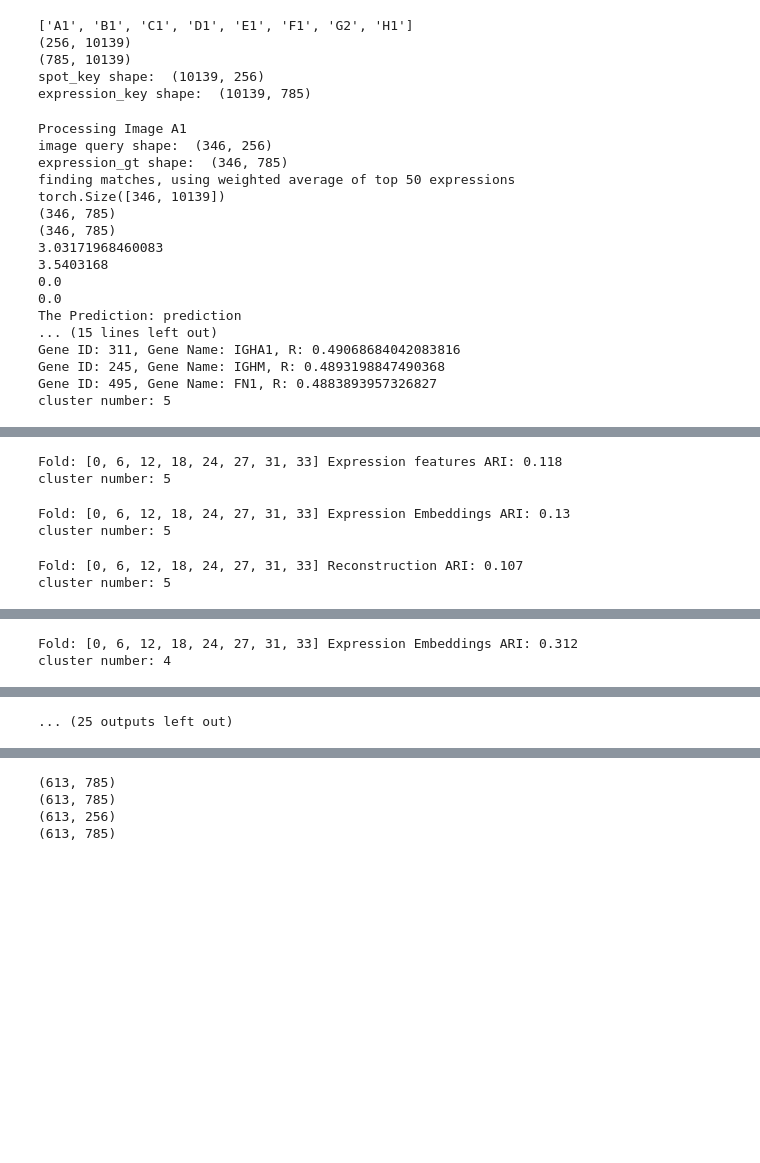
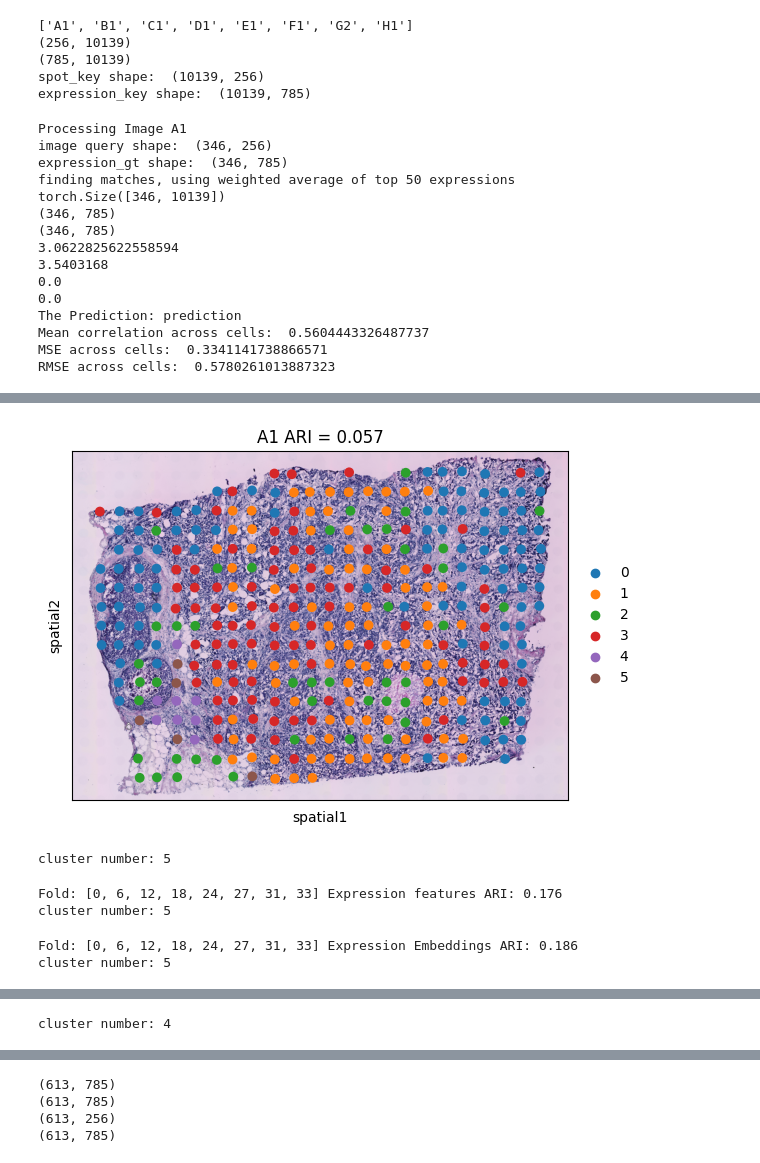
Before and after one commit to StatXzy7/SGCL2ST, a Jupyter notebook: model_inference.ipynb, the cells around one changed output, grey strips where cells are left out. Cells and saved outputs as stored; diff of their text form; code cells hidden in the pictures; blank space fills up the shorter version.

```diff
--- a/model_inference.ipynb
+++ b/model_inference.ipynb
@@ -24,6 +24,7 @@ print(sc.__version__)
 # %%
 fold=5
-data='cscc'
+data='her2st' #### Change here to test different dataset 'her2st' 'cscc'
+
 prune='Grid' if data=='her2st' else 'NA'
 genes=171 if data=='cscc' else 785
 
@@ -86,12 +83,11 @@ Loading metadata...
 Finished building loaders
 Finished loading data
 # %%
-# datasize = [2378, 2349, 2277, 2265]
+
 # model_path ="clip/best.pt"
-# model_path = "clip/mymodel_HER2.pt"
-model_path ="clip/ICL2ST_cSCC.pt"
+model_path ="clip/ICL2ST_HER2.pt"
+# model_path ="clip/ICL2ST_cSCC.pt"
 save_path = "clip/embeddings/"
-# model = GraphCLIP().cuda()
 model = myModel().cuda()
 
 state_dict = torch.load(model_path)
@@ -484,38 +494,38 @@ for ID in test_ID:
     mix = sc.AnnData(mix)
     mix.obsm['spatial'] = center_dict[ID]
 
-
-    ####### Generate cluster figure
-    label = testset.label[ID]
-    # print("label = ",label)
-    clus, ARI = cluster(pred, label)
-    print('Fold:', fold, 'ARI:', ARI)
-    # title = f"{ID} ARI = {ARI:.3f}"  # Format title with ARI value
-    # sc.pl.spatial(pred, img=testset.get_img(ID), color='kmeans', spot_size=112, title=title, save=f"/mymodel_Her2_{ID}.pdf")
+    if data=='her2st':
+        ####### Generate cluster figure
+        label = testset.label[ID]
+        # print("label = ",label)
+        clus, ARI = cluster(pred, label)
+        print('Fold:', fold, 'ARI:', ARI)
+        title = f"{ID} ARI = {ARI:.3f}"  # Format title with ARI value
+        sc.pl.spatial(pred, img=testset.get_img(ID), color='kmeans', spot_size=112, title=title, save=f"/mymodel_Her2_{ID}.pdf")
 
 
-    # clus, Top_ARI = cluster(top_pred_values, label)
-    # print('Fold:', fold, 'Top 100 ARI:', Top_ARI)
-    clus, feature_ARI = cluster(pred_features, label)
-    print('Fold:', fold, 'Expression features ARI:', feature_ARI)
-    # title = f"{ID} ARI = {ARI:.3f}"  # Format title with ARI value
-    # sc.pl.spatial(pred_features, img=testset.get_img(ID), color='kmeans', spot_size=112, title=title, save=f"/mymodel_Her2_{ID}_features.pdf")
+        # clus, Top_ARI = cluster(top_pred_values, label)
+        # print('Fold:', fold, 'Top 100 ARI:', Top_ARI)
+        clus, feature_ARI = cluster(pred_features, label)
+        print('Fold:', fold, 'Expression features ARI:', feature_ARI)
+        # title = f"{ID} ARI = {ARI:.3f}"  # Format title with ARI value
+        # sc.pl.spatial(pred_features, img=testset.get_img(ID), color='kmeans', spot_size=112, title=title, save=f"/mymodel_Her2_{ID}_features.pdf")
 
-    clus, Emb_ARI = cluster(pred_embeddings, label)
-    print('Fold:', fold, 'Expression Embeddings ARI:', Emb_ARI)
-    # title = f"{ID} ARI = {Emb_ARI:.3f}"  # Format title with ARI value
-    # sc.pl.spatial(pred_embeddings, img=testset.get_img(ID), color='kmeans', spot_size=112, title = title, save=f"/mymodel_Her2_{ID}_Emb.pdf")
+        clus, Emb_ARI = cluster(pred_embeddings, label)
+        print('Fold:', fold, 'Expression Embeddings ARI:', Emb_ARI)
+        # title = f"{ID} ARI = {Emb_ARI:.3f}"  # Format title with ARI value
+        # sc.pl.spatial(pred_embeddings, img=testset.get_img(ID), color='kmeans', spot_size=112, title = title, save=f"/mymodel_Her2_{ID}_Emb.pdf")
 
 
-    clus, Re_ARI = cluster(pred_reconstruction, label)
-    print('Fold:', fold, 'Reconstruction ARI:', Re_ARI)
-    # title = f"{ID} ARI = {Re_ARI:.3f}"  # Format title with ARI value
-    # sc.pl.spatial(pred_reconstruction, img=testset.get_img(ID), color='kmeans', spot_size=112, title = title, save=f"/mymodel_Her2_{ID}_Reconstruction.pdf")
+        clus, Re_ARI = cluster(pred_reconstruction, label)
+        print('Fold:', fold, 'Reconstruction ARI:', Re_ARI)
+        # title = f"{ID} ARI = {Re_ARI:.3f}"  # Format title with ARI value
+        # sc.pl.spatial(pred_reconstruction, img=testset.get_img(ID), color='kmeans', spot_size=112, title = title, save=f"/mymodel_Her2_{ID}_Reconstruction.pdf")
 
-    clus, mix_ARI = cluster(mix, label)
-    print('Fold:', fold, 'Mixed Reconstruction ARI:', mix_ARI)
-    # title = f"{ID} ARI = {mix_ARI:.3f}"  # Format title with ARI value
-    # sc.pl.spatial(mix, img=testset.get_img(ID), color='kmeans', spot_size=112, title = title, save=f"/mymodel_Her2_{ID}_mix.pdf")
+        clus, mix_ARI = cluster(mix, label)
+        print('Fold:', fold, 'Mixed Reconstruction ARI:', mix_ARI)
+        # title = f"{ID} ARI = {mix_ARI:.3f}"  # Format title with ARI value
+        # sc.pl.spatial(mix, img=testset.get_img(ID), color='kmeans', spot_size=112, title = title, save=f"/mymodel_Her2_{ID}_mix.pdf")
 
 
     # print("\n")
@@ -530,13 +540,11 @@ finding matches, using weighted average of top 50 expressions
 torch.Size([346, 10139])
 (346, 785)
 (346, 785)
-3.03171968460083
+3.0622825622558594
 3.5403168
 0.0
 0.0
 The Prediction: prediction
-... (15 lines left out)
-Gene ID: 311, Gene Name: IGHA1, R: 0.49068684042083816
-Gene ID: 245, Gene Name: IGHM, R: 0.4893198847490368
-Gene ID: 495, Gene Name: FN1, R: 0.4883893957326827
-cluster number: 5
+Mean correlation across cells:  0.5604443326487737
+MSE across cells:  0.3341141738866571
+RMSE across cells:  0.5780261013887323
@@ -545,6 +569,6 @@ cluster number: 5
+[figure, added]
-Fold: [0, 6, 12, 18, 24, 27, 31, 33] Expression features ARI: 0.118
 cluster number: 5
-Fold: [0, 6, 12, 18, 24, 27, 31, 33] Expression Embeddings ARI: 0.13
+Fold: [0, 6, 12, 18, 24, 27, 31, 33] Expression features ARI: 0.176
 cluster number: 5
-Fold: [0, 6, 12, 18, 24, 27, 31, 33] Reconstruction ARI: 0.107
+Fold: [0, 6, 12, 18, 24, 27, 31, 33] Expression Embeddings ARI: 0.186
 cluster number: 5
@@ -572,2 +612 @@ cluster number: 4
-Fold: [0, 6, 12, 18, 24, 27, 31, 33] Expression Embeddings ARI: 0.312
 cluster number: 4
@@ -597 +615,0 @@ cluster number: 3
-... (25 outputs left out)
```
Also changed, not shown: parts of 7 cells of this notebook, 4 other files.
